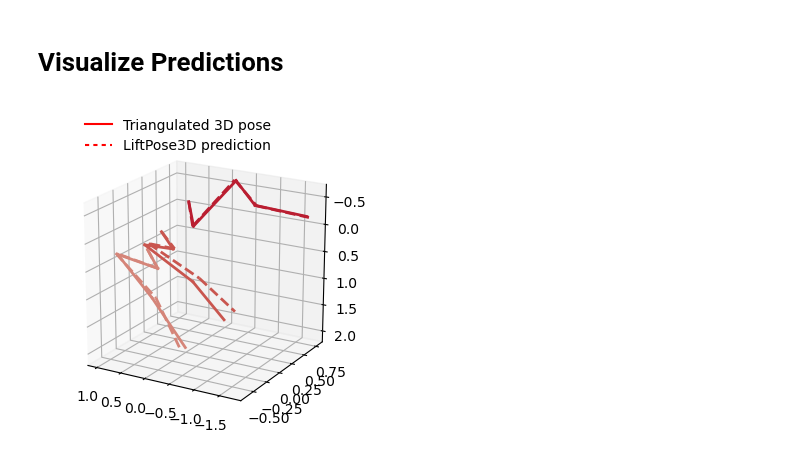
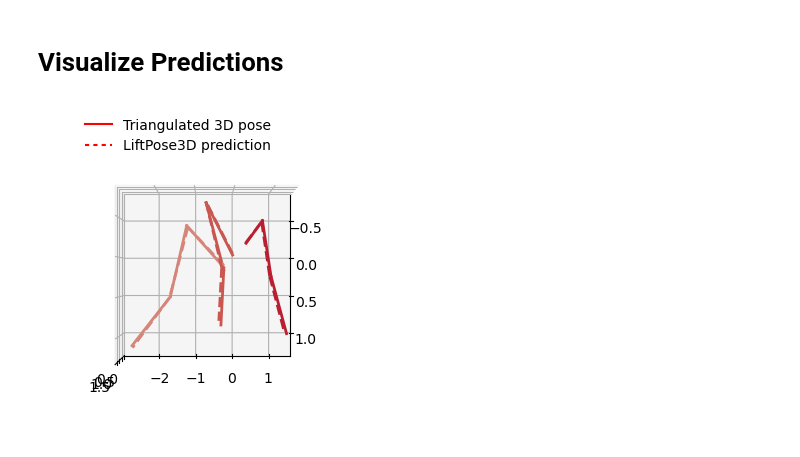
Before and after one commit to NeLy-EPFL/LiftPose3D, a Jupyter notebook: examples/fly_tether/fly_tether.ipynb, the cells around one changed output. Saved outputs shown, nothing was run; the diff lists cells and outputs as text; code cells hidden in the pictures.

```diff
--- a/examples/fly_tether/fly_tether.ipynb
+++ b/examples/fly_tether/fly_tether.ipynb
@@ -115,23 +122,25 @@ stat_2d, stat_3d = (
     torch.load(os.path.join(par['out_dir'], "stat_2d.pth.tar")),
     torch.load(os.path.join(par['out_dir'], "stat_3d.pth.tar")),
 )
-test_3d_gt, test_3d_pred = load_test_results(data, stat_2d, stat_3d)
+test_3d_gt, test_3d_pred, good_keypts = load_test_results(data, stat_2d, stat_3d)
 # %%
 # https://stackoverflow.com/a/38865534/7554774
 # conda install ipympl
 #%matplotlib widget
 %matplotlib inline
 from liftpose.plot import plot_pose_3d
 
 fig = plt.figure(figsize=plt.figaspect(1), dpi=100)
 ax = fig.add_subplot(111, projection='3d')
-ax.view_init(elev=200, azim=60)
+ax.view_init(elev=90, azim=0)
 
-t = 900
+t = 0
 plot_pose_3d(ax=ax, tar=test_3d_gt[t],
             pred=test_3d_pred[t],
             bones=par_data["vis"]["bones"],
             limb_id=par_data["vis"]["limb_id"],
-            colors=par_data["vis"]["colors"])
+            colors=par_data["vis"]["colors"],
+            good_keypts=good_keypts[t],
+            show_gt_always=False)
 # %% [output]
-[figure, old version]
+[figure, new version]
```
Also changed, not shown: parts of 4 cells of this notebook, 14 other files.
